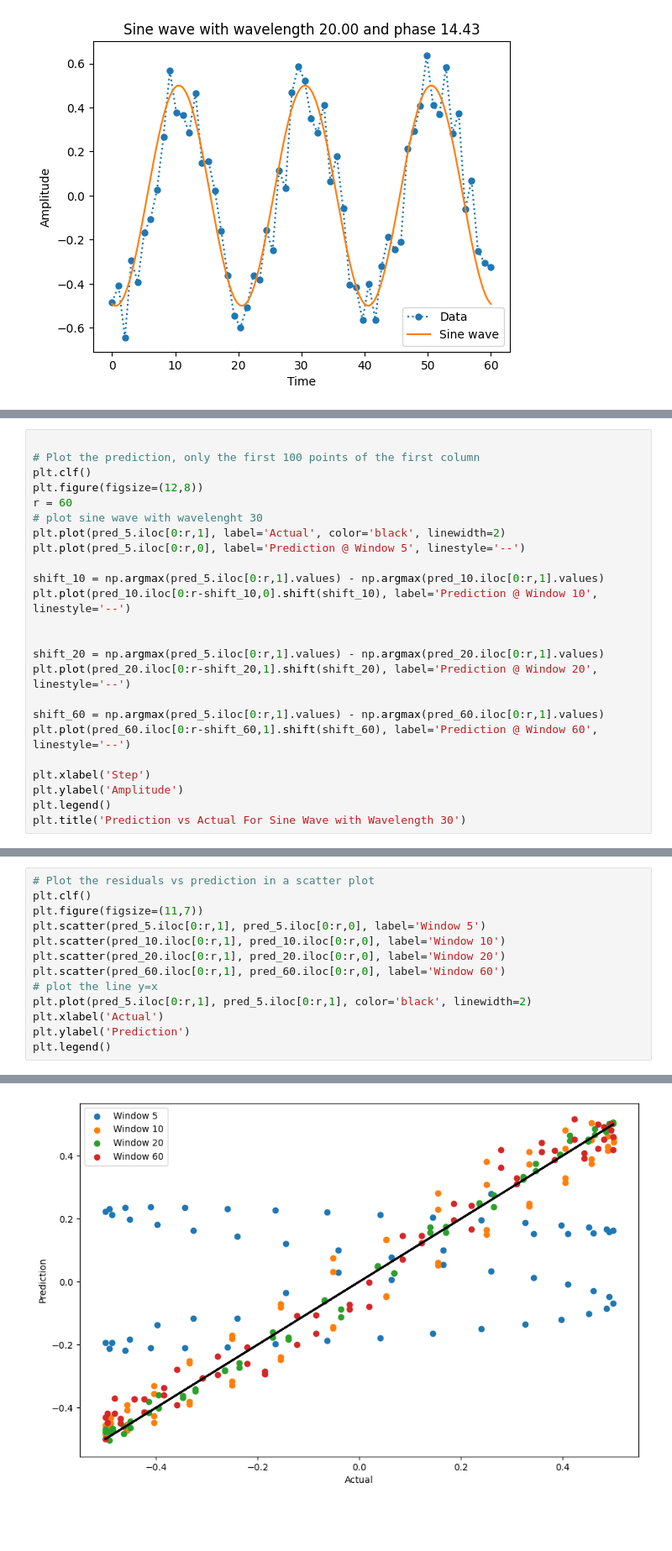
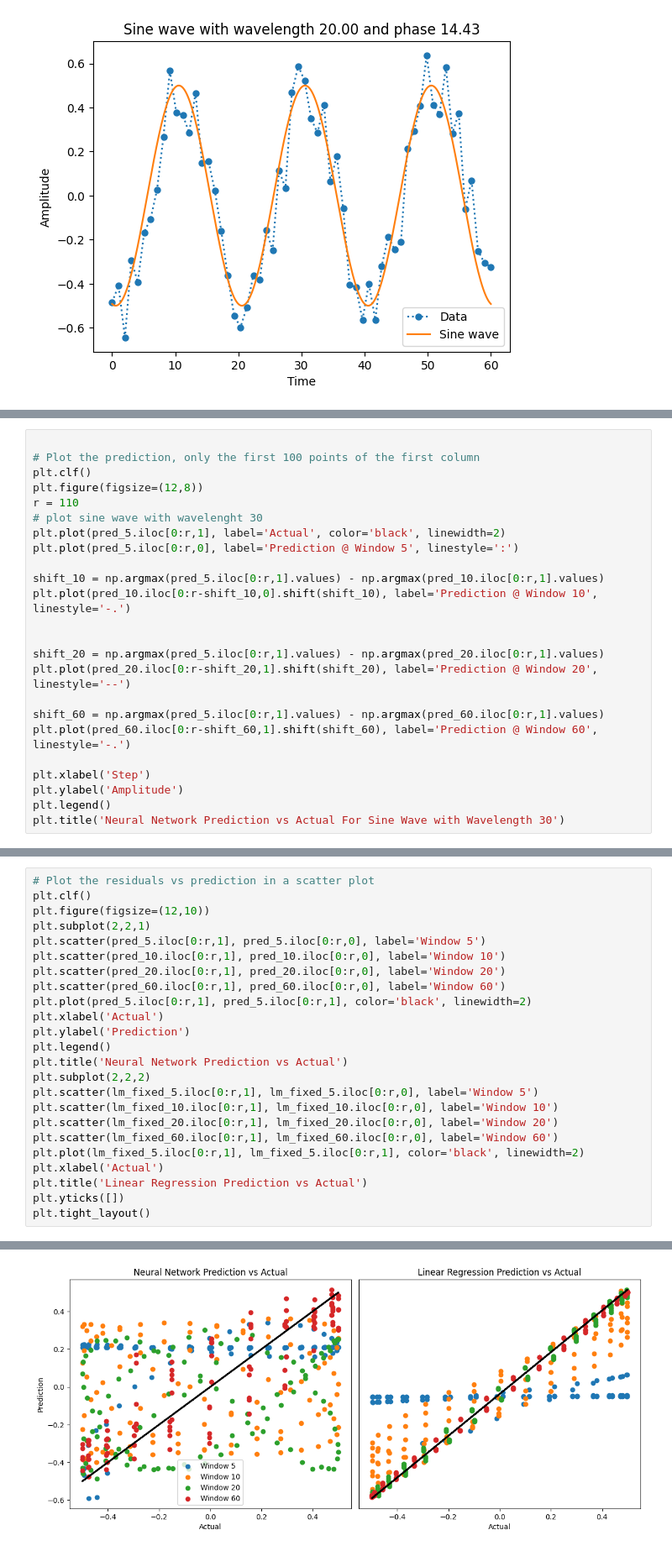
Before and after one commit to RdeManVrouw/NN_project, a Jupyter notebook: python_plotting.ipynb, the cells around one changed output, grey strips where cells are left out. Shown: that part at 84% size. Cells and saved outputs as stored; diff of their text form; blank space fills up the shorter version.

Commit message:
More pretty graphs

```diff
--- a/python_plotting.ipynb
+++ b/python_plotting.ipynb
@@ -60,23 +65,23 @@ plt.legend()
 # Plot the prediction, only the first 100 points of the first column
 plt.clf()
 plt.figure(figsize=(12,8))
-r = 60
+r = 110
 # plot sine wave with wavelenght 30
 plt.plot(pred_5.iloc[0:r,1], label='Actual', color='black', linewidth=2)
-plt.plot(pred_5.iloc[0:r,0], label='Prediction @ Window 5', linestyle='--')
+plt.plot(pred_5.iloc[0:r,0], label='Prediction @ Window 5', linestyle=':')
 
 shift_10 = np.argmax(pred_5.iloc[0:r,1].values) - np.argmax(pred_10.iloc[0:r,1].values)
-plt.plot(pred_10.iloc[0:r-shift_10,0].shift(shift_10), label='Prediction @ Window 10', linestyle='--')
+plt.plot(pred_10.iloc[0:r-shift_10,0].shift(shift_10), label='Prediction @ Window 10', linestyle='-.')
 
 
 shift_20 = np.argmax(pred_5.iloc[0:r,1].values) - np.argmax(pred_20.iloc[0:r,1].values)
 plt.plot(pred_20.iloc[0:r-shift_20,1].shift(shift_20), label='Prediction @ Window 20', linestyle='--')
 
 shift_60 = np.argmax(pred_5.iloc[0:r,1].values) - np.argmax(pred_60.iloc[0:r,1].values)
-plt.plot(pred_60.iloc[0:r-shift_60,1].shift(shift_60), label='Prediction @ Window 60', linestyle='--')
+plt.plot(pred_60.iloc[0:r-shift_60,1].shift(shift_60), label='Prediction @ Window 60', linestyle='-.')
 
 plt.xlabel('Step')
 plt.ylabel('Amplitude')
 plt.legend()
-plt.title('Prediction vs Actual For Sine Wave with Wavelength 30')
+plt.title('Neural Network Prediction vs Actual For Sine Wave with Wavelength 30')
 # %% [output]
@@ -86,14 +91,25 @@ Text(0.5, 1.0, 'Prediction vs Actual For Sine Wave with Wavelength 30')
 # %%
 # Plot the residuals vs prediction in a scatter plot
 plt.clf()
-plt.figure(figsize=(11,7))
+plt.figure(figsize=(12,10))
+plt.subplot(2,2,1)
 plt.scatter(pred_5.iloc[0:r,1], pred_5.iloc[0:r,0], label='Window 5')
 plt.scatter(pred_10.iloc[0:r,1], pred_10.iloc[0:r,0], label='Window 10')
 plt.scatter(pred_20.iloc[0:r,1], pred_20.iloc[0:r,0], label='Window 20')
 plt.scatter(pred_60.iloc[0:r,1], pred_60.iloc[0:r,0], label='Window 60')
-# plot the line y=x
 plt.plot(pred_5.iloc[0:r,1], pred_5.iloc[0:r,1], color='black', linewidth=2)
 plt.xlabel('Actual')
 plt.ylabel('Prediction')
 plt.legend()
+plt.title('Neural Network Prediction vs Actual')
+plt.subplot(2,2,2)
+plt.scatter(lm_fixed_5.iloc[0:r,1], lm_fixed_5.iloc[0:r,0], label='Window 5')
+plt.scatter(lm_fixed_10.iloc[0:r,1], lm_fixed_10.iloc[0:r,0], label='Window 10')
+plt.scatter(lm_fixed_20.iloc[0:r,1], lm_fixed_20.iloc[0:r,0], label='Window 20')
+plt.scatter(lm_fixed_60.iloc[0:r,1], lm_fixed_60.iloc[0:r,0], label='Window 60')
+plt.plot(lm_fixed_5.iloc[0:r,1], lm_fixed_5.iloc[0:r,1], color='black', linewidth=2)
+plt.xlabel('Actual')
+plt.title('Linear Regression Prediction vs Actual')
+plt.yticks([])
+plt.tight_layout()
 # %% [output]
@@ -102 +117 @@ plt.legend()
-[figure, old version]
+[figure, new version]
```
Also changed, not shown: parts of 6 cells of this notebook, 21 other files.
